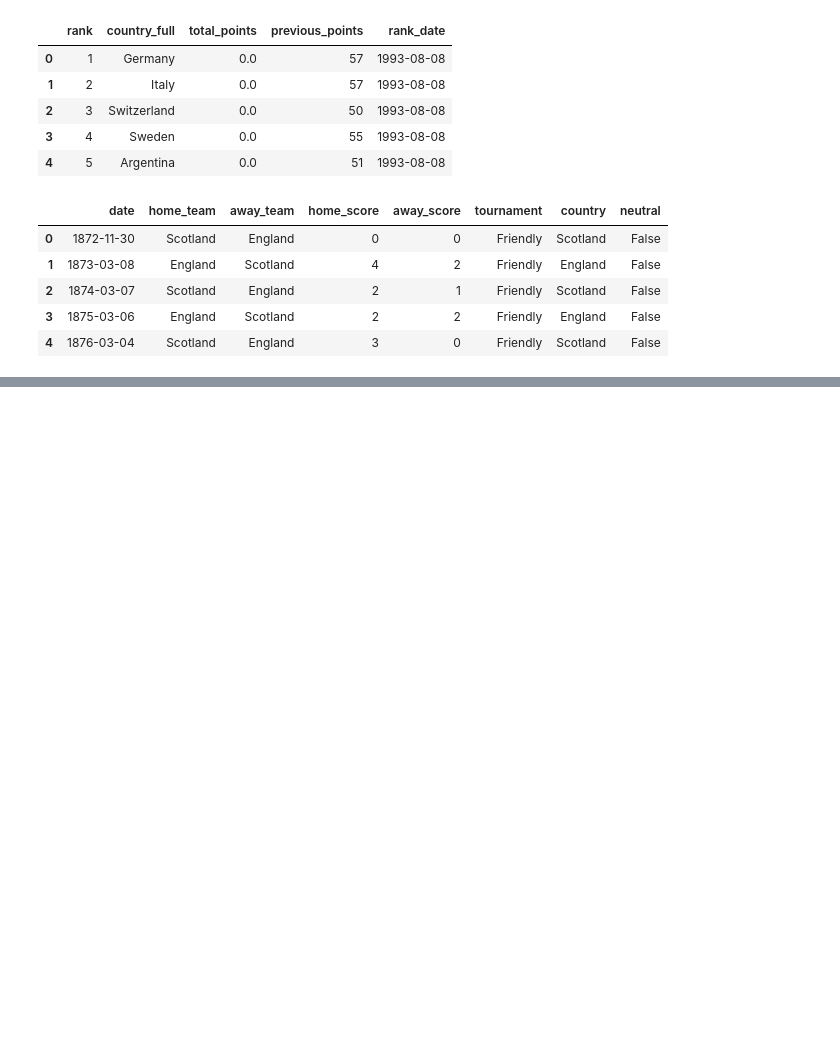
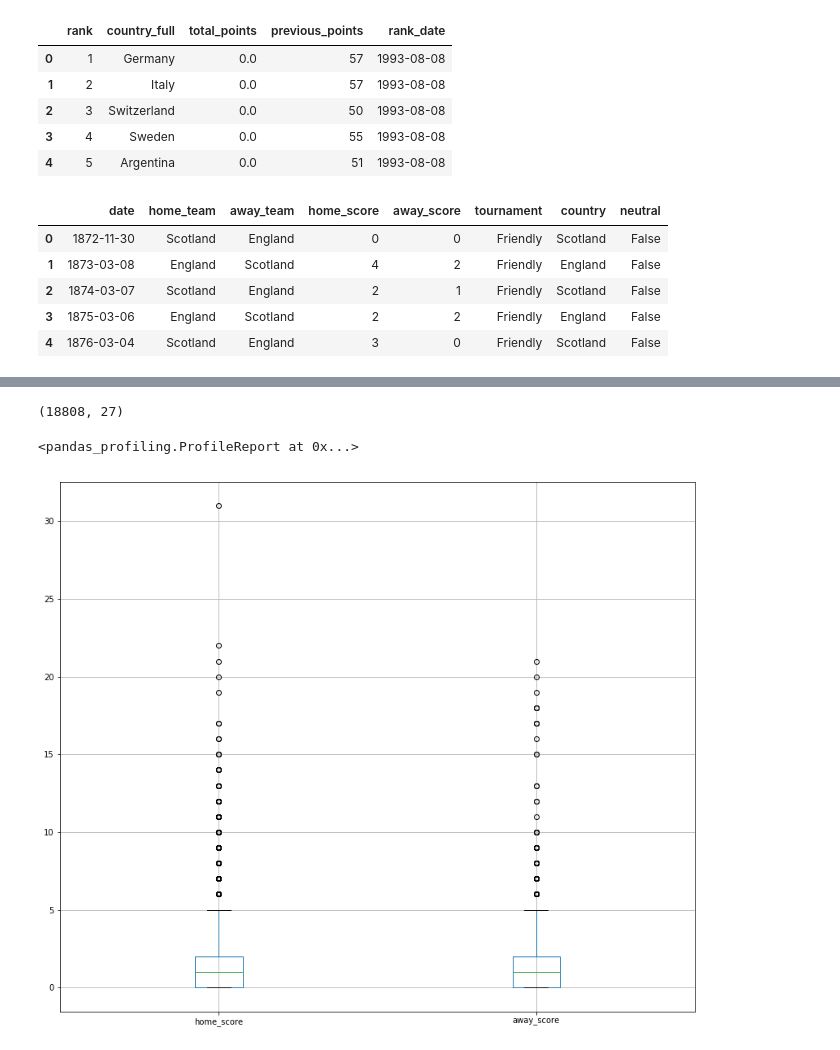
Before and after one commit to SamwelJane/Mchezopesa-Ltd-Football-analysis, a Jupyter notebook: Moringa_Data_Science_Core_W6_Independent_Project_2019_08_Samwel_Jane_Python_Notebook.ipynb, the cells around one changed output, grey strips where cells are left out. Cells and saved outputs as stored; diff of their text form; code cells hidden in the pictures; blank space fills up the shorter version.

```diff
--- a/Moringa_Data_Science_Core_W6_Independent_Project_2019_08_Samwel_Jane_Python_Notebook.ipynb
+++ b/Moringa_Data_Science_Core_W6_Independent_Project_2019_08_Samwel_Jane_Python_Notebook.ipynb
@@ -271,0 +184,4 @@ ValueError: ignored
+# %%
+df.to_csv('final.csv')
+final= pd.read_csv('final.csv', index_col = 0)
+final.head()
@@ -271,0 +195,26 @@ ValueError: ignored
+# %%
+final.shape
+# checking the shape of our new data frame
+# %% [output]
+(18808, 27)
+# %%
+# running a pandas report
+# preview more info about the the dataset resport
+#
+import pandas_profiling as pp
+
+
+pp.ProfileReport(df)
+# %% [output]
+<pandas_profiling.ProfileReport at 0x...>
+# %%
+# checking for Outliers
+
+column=['home_score','away_score']
+plt.subplots(figsize=(14,12))
+final.boxplot(column)
+plt.title=('Outliers for home score and away score')
+plt.show()
+#Both Home score and away score  have outliers which rangaes between  4 - 32 in home score and 6-22 in away score
+# %% [output]
+[figure, added]
```
Also changed, not shown: parts of 57 cells of this notebook.
